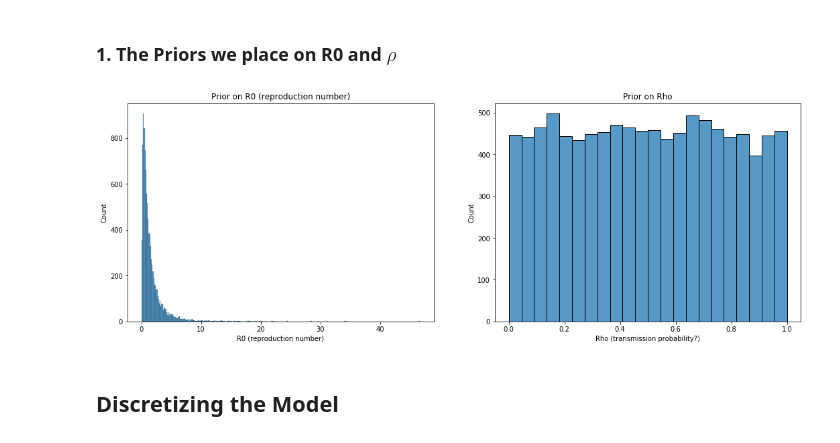
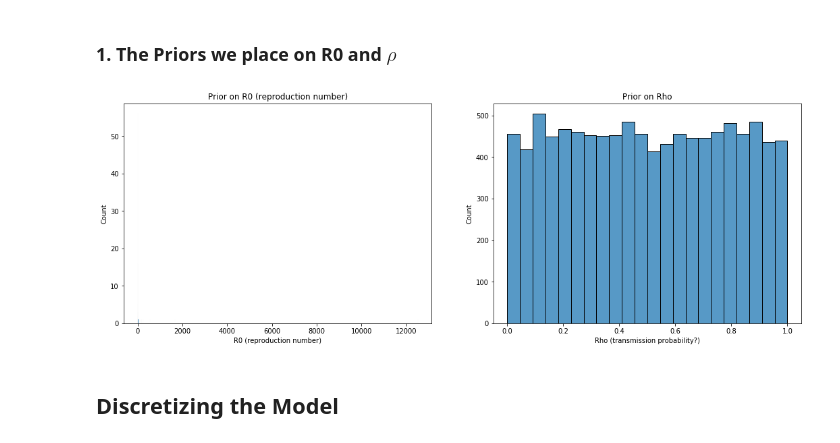
Before and after one commit to nkasmanoff/covid-pyro, a Jupyter notebook: notebooks/[SM] SIR-Noah Copy.ipynb, the cells around one changed output. Drawn from its saved outputs; the diff is of its cells as text; code cells hidden in the pictures.

```diff
--- a/notebooks/[SM] SIR-Noah Copy.ipynb
+++ b/notebooks/[SM] SIR-Noah Copy.ipynb
@@ -69,18 +69,18 @@ Trying to run this. Memory gets used up. Will update as I go.
 # %%
 fig, ax = plt.subplots(1, 2, figsize=(18, 6))
 
 r0_prior = tdist.LogNormal(0., 1.)
-r0_samples = r0_prior.sample(torch.Size([10000]))
-sns.histplot(r0_samples, ax=ax[0])
+r0_samples = r0_prior.sample(torch.Size([100]))
+sns.histplot(r0_samples[r0_samples < 10].exp(), ax=ax[0])
 ax[0].set_xlabel('R0 (reproduction number)')
 ax[0].set_title('Prior on R0 (reproduction number)')
 
 rho_prior = tdist.Uniform(0., 1.)
 rho_samples = rho_prior.sample(torch.Size([10000]))
 sns.histplot(rho_samples, ax=ax[1])
 ax[1].set_xlabel('Rho (transmission probability?)')
 ax[1].set_title('Prior on Rho')
 
 plt.show()
 # %% [output]
-[figure, old version]
+[figure, new version]
```
Also changed, not shown: parts of 13 cells of this notebook, 4 other files.
